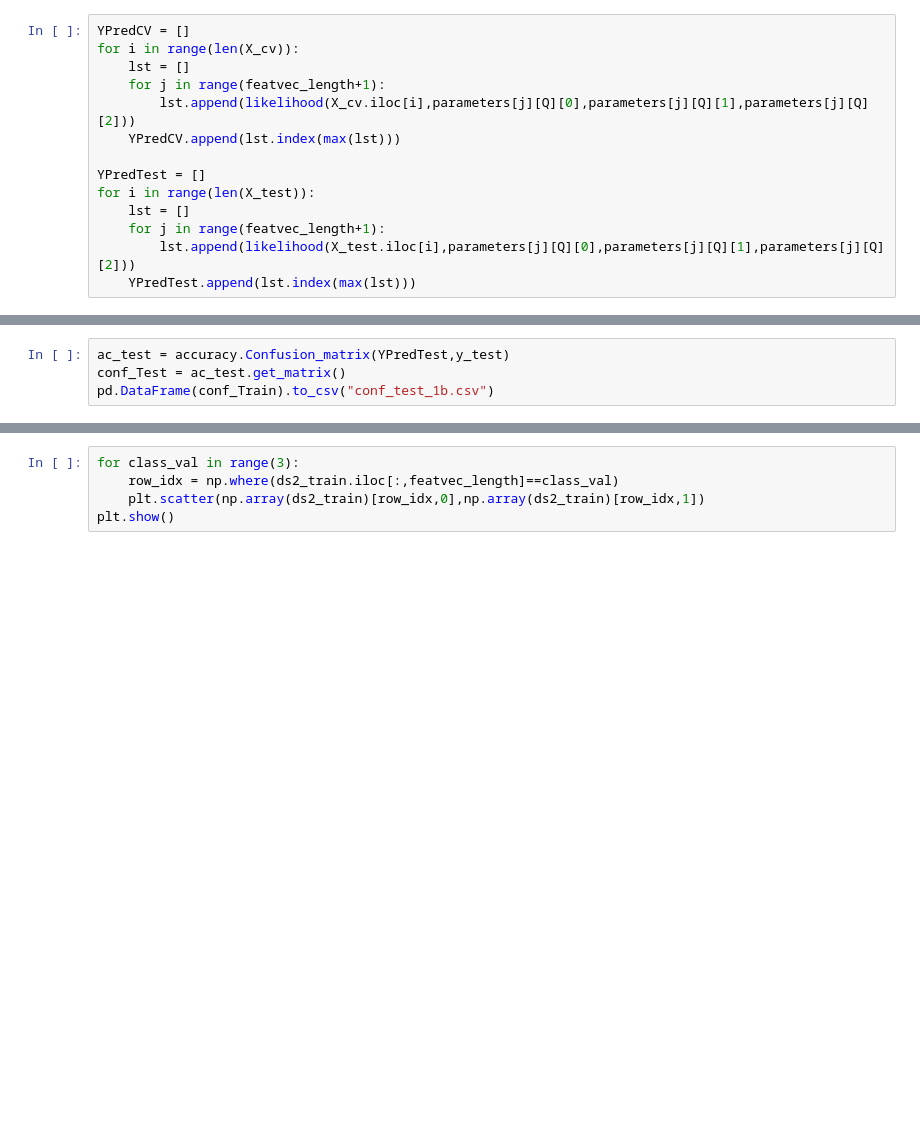
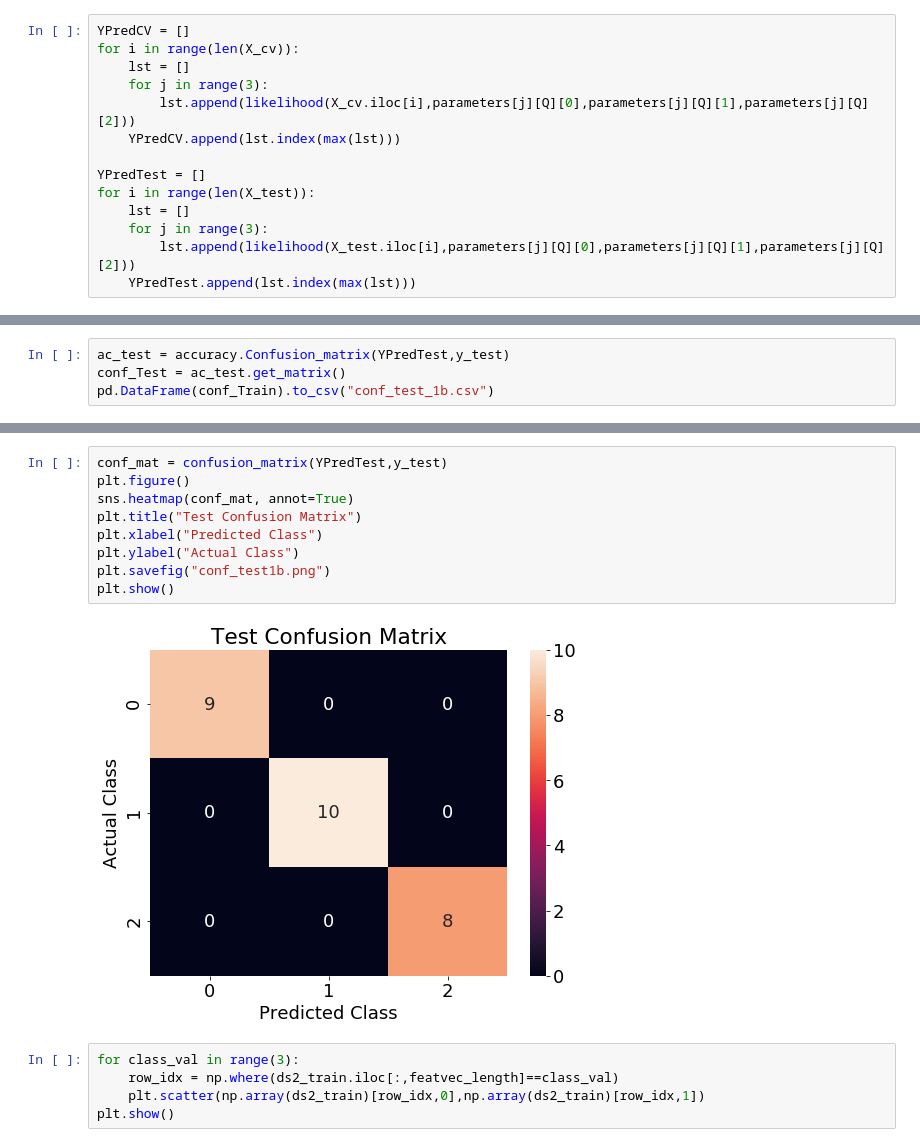
Before and after one commit to sowmyamanojna/CS5691-PRML-Assignments, a Jupyter notebook: assignment2/codes/Assignment2.ipynb, the cells around one changed output, grey strips where cells are left out. Saved outputs shown, nothing was run; the diff lists cells and outputs as text; blank space fills up the shorter version.

```diff
--- a/assignment2/codes/Assignment2.ipynb
+++ b/assignment2/codes/Assignment2.ipynb
@@ -841,13 +734,13 @@ pd.DataFrame(acc_train).to_csv("acc_train.csv")
 YPredCV = []
 for i in range(len(X_cv)):
     lst = []
-    for j in range(featvec_length+1):
+    for j in range(3):
         lst.append(likelihood(X_cv.iloc[i],parameters[j][Q][0],parameters[j][Q][1],parameters[j][Q][2]))
     YPredCV.append(lst.index(max(lst)))
 
 YPredTest = []
 for i in range(len(X_test)):
     lst = []
-    for j in range(featvec_length+1):
+    for j in range(3):
         lst.append(likelihood(X_test.iloc[i],parameters[j][Q][0],parameters[j][Q][1],parameters[j][Q][2]))
     YPredTest.append(lst.index(max(lst)))
@@ -874,3 +770,14 @@ array([[ 9,  0,  0],
+# %%
+conf_mat = confusion_matrix(YPredTest,y_test)
+plt.figure()
+sns.heatmap(conf_mat, annot=True)
+plt.title("Test Confusion Matrix")
+plt.xlabel("Predicted Class")
+plt.ylabel("Actual Class")
+plt.savefig("conf_test1b.png")
+plt.show()
+# %% [output]
+[figure, added]
 # %%
 for class_val in range(3):
     row_idx = np.where(ds2_train.iloc[:,featvec_length]==class_val)
```
Also changed, not shown: parts of 37 cells of this notebook, 12 other files.
